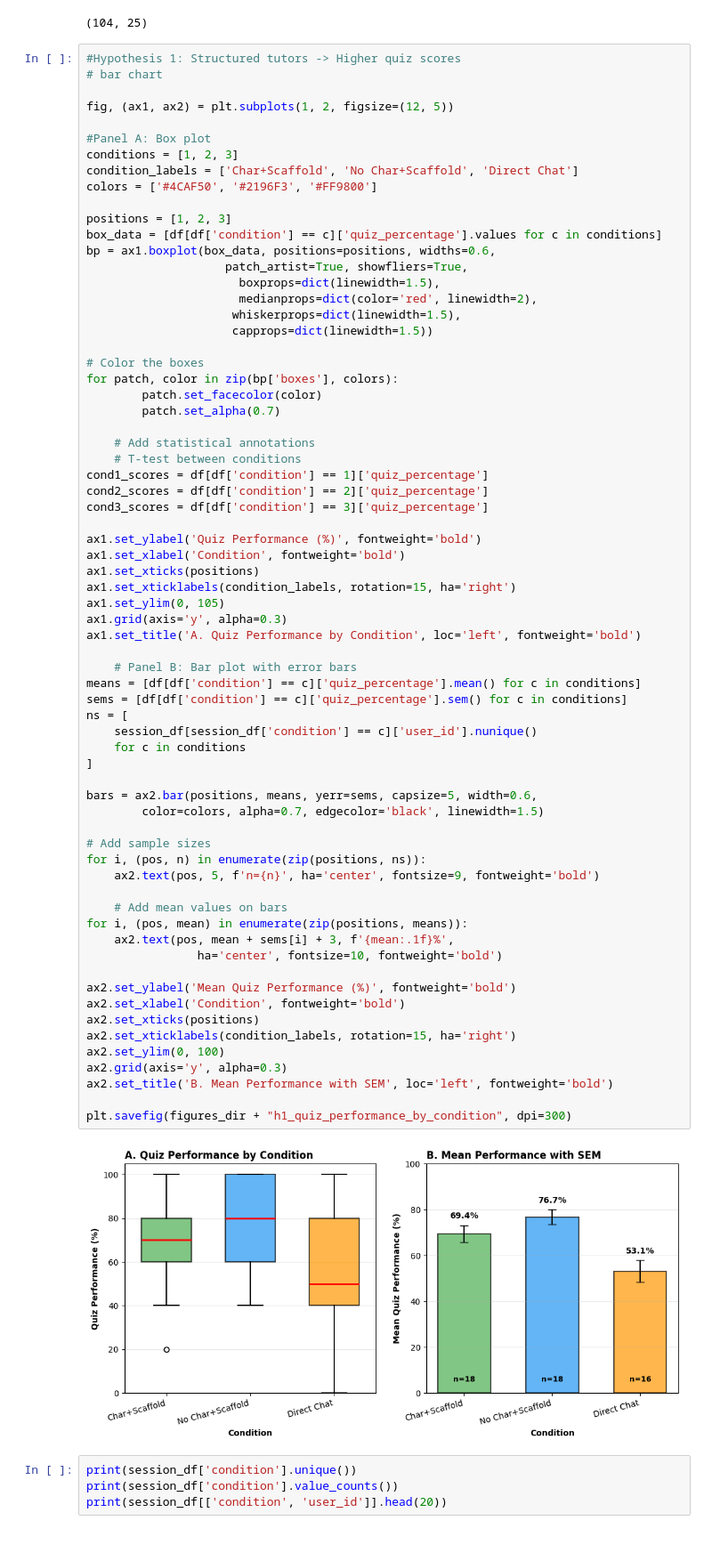
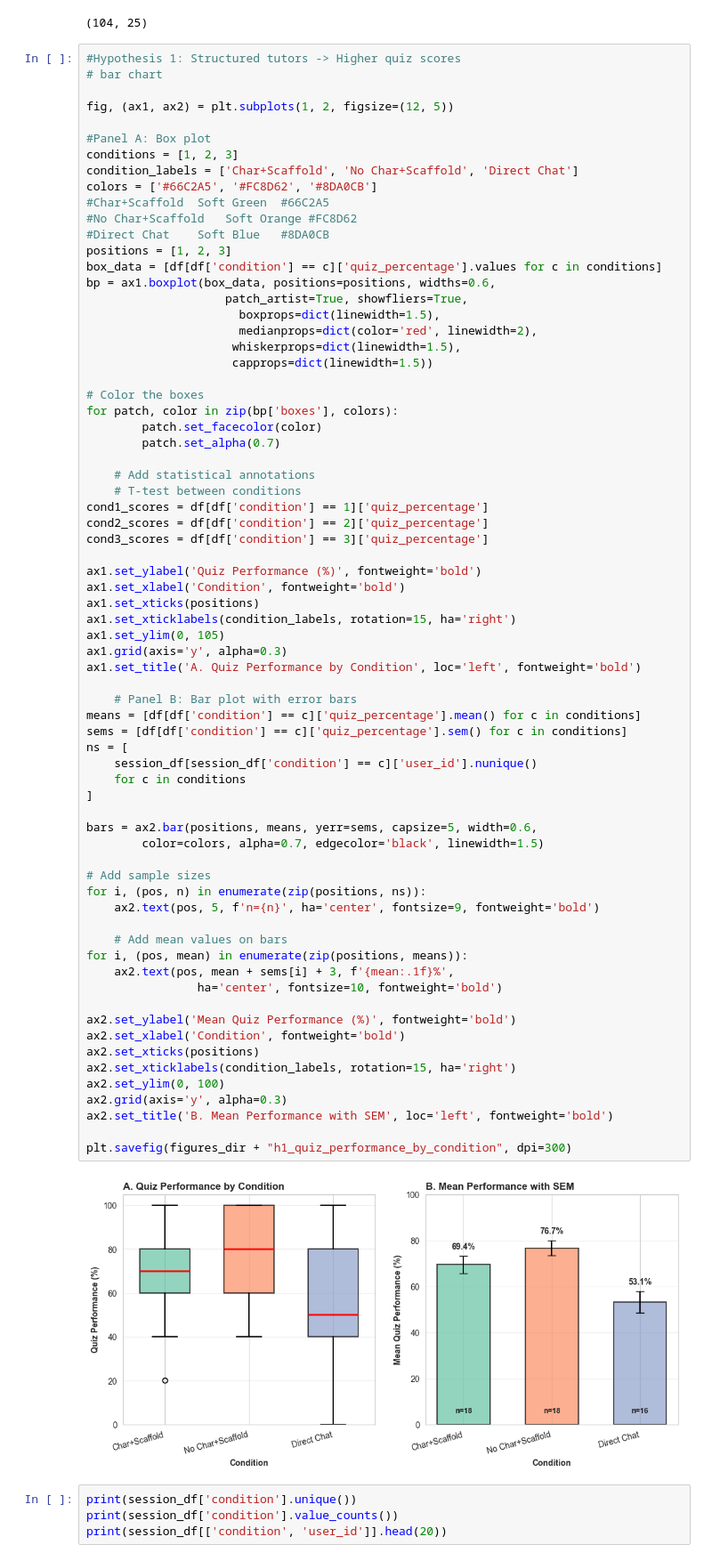
Before and after one commit to anissawilliams/JavaTutorDataPredictiveModeling, a Jupyter notebook: analysis/02_hypothesis_testing.ipynb, the cells around one changed output. Shown at 89% size. Cells and saved outputs as stored; diff of their text form.

```diff
--- a/analysis/02_hypothesis_testing.ipynb
+++ b/analysis/02_hypothesis_testing.ipynb
@@ -82,8 +82,10 @@ fig, (ax1, ax2) = plt.subplots(1, 2, figsize=(12, 5))
 #Panel A: Box plot
 conditions = [1, 2, 3]
 condition_labels = ['Char+Scaffold', 'No Char+Scaffold', 'Direct Chat']
-colors = ['#4CAF50', '#2196F3', '#FF9800']
-
+colors = ['#66C2A5', '#FC8D62', '#8DA0CB']
+#Char+Scaffold	Soft Green	#66C2A5
+#No Char+Scaffold	Soft Orange	#FC8D62
+#Direct Chat	Soft Blue	#8DA0CB
 positions = [1, 2, 3]
 box_data = [df[df['condition'] == c]['quiz_percentage'].values for c in conditions]
 bp = ax1.boxplot(box_data, positions=positions, widths=0.6,
@@ -115,34 +117,34 @@ ax1.set_title('A. Quiz Performance by Condition', loc='left', fontweight='bold')
     # Panel B: Bar plot with error bars
 means = [df[df['condition'] == c]['quiz_percentage'].mean() for c in conditions]
 sems = [df[df['condition'] == c]['quiz_percentage'].sem() for c in conditions]
 ns = [
     session_df[session_df['condition'] == c]['user_id'].nunique()
     for c in conditions
 ]
 
 bars = ax2.bar(positions, means, yerr=sems, capsize=5, width=0.6,
         color=colors, alpha=0.7, edgecolor='black', linewidth=1.5)
 
 # Add sample sizes
 for i, (pos, n) in enumerate(zip(positions, ns)):
     ax2.text(pos, 5, f'n={n}', ha='center', fontsize=9, fontweight='bold')
 
     # Add mean values on bars
 for i, (pos, mean) in enumerate(zip(positions, means)):
     ax2.text(pos, mean + sems[i] + 3, f'{mean:.1f}%',
                 ha='center', fontsize=10, fontweight='bold')
 
 ax2.set_ylabel('Mean Quiz Performance (%)', fontweight='bold')
 ax2.set_xlabel('Condition', fontweight='bold')
 ax2.set_xticks(positions)
 ax2.set_xticklabels(condition_labels, rotation=15, ha='right')
 ax2.set_ylim(0, 100)
 ax2.grid(axis='y', alpha=0.3)
 ax2.set_title('B. Mean Performance with SEM', loc='left', fontweight='bold')
 
 plt.savefig(figures_dir + "h1_quiz_performance_by_condition", dpi=300)
 # %% [output]
-[figure, old version]
+[figure, new version]
 # %%
 print(session_df['condition'].unique())
 print(session_df['condition'].value_counts())
```
Also changed, not shown: parts of 16 cells of this notebook, 20 other files.
